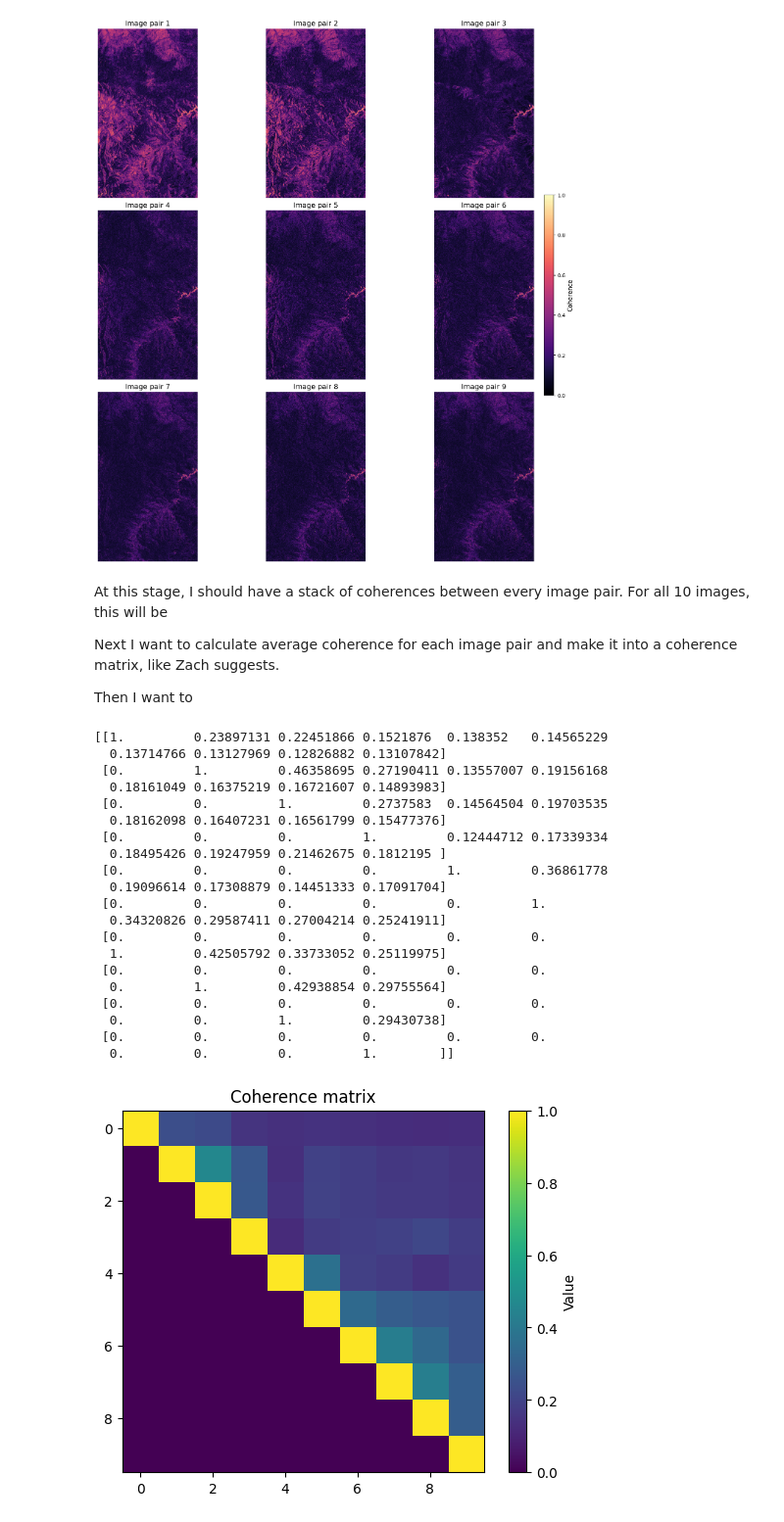
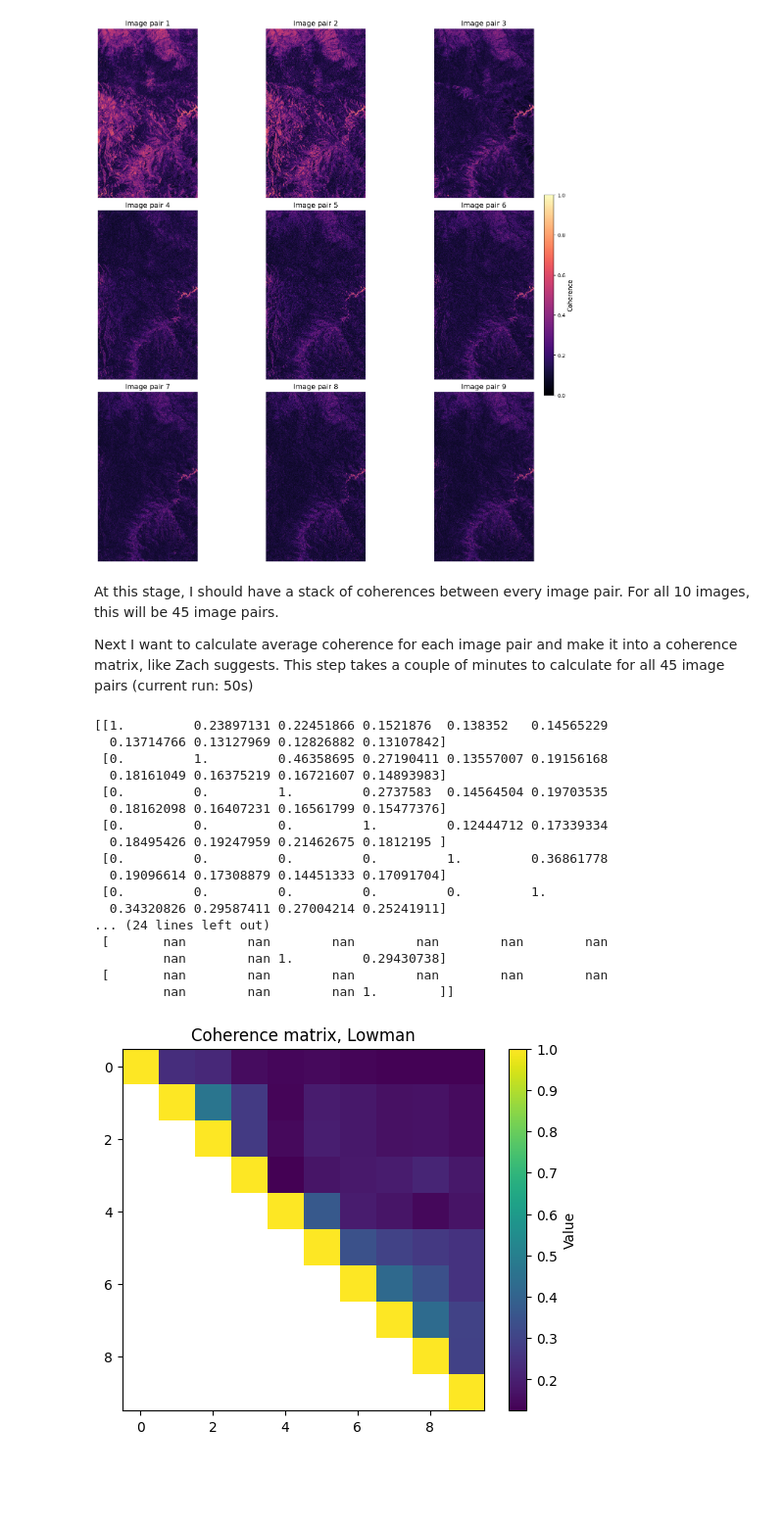
Before and after one commit to julober/snowex_uavsar_coherence, a Jupyter notebook: notebooks/lowman_coherence.ipynb, the cells around one changed output. Shown at 98% size. Saved outputs shown, nothing was run; the diff lists cells and outputs as text; code cells hidden in the pictures; blank space fills up the shorter version.

```diff
--- a/notebooks/lowman_coherence.ipynb
+++ b/notebooks/lowman_coherence.ipynb
@@ -124,11 +130,10 @@ plot_tifs_grid(c5[0:9, :, :], is_file=False)
 # %% [output]
 [figure]
 # %% [markdown]
-At this stage, I should have a stack of coherences between every image pair. For all 10 images, this will be
+At this stage, I should have a stack of coherences between every image pair. For all 10 images, this will be 45 image pairs.
 
 Next I want to calculate average coherence for each image pair and make it into a coherence matrix, like Zach suggests.
-
-Then I want to
+This step takes a couple of minutes to calculate for all 45 image pairs (current run: 50s)
 # %%
 avgs = np.zeros([10, 10])
 counter = 0
@@ -141,6 +146,8 @@ for i in range(len(stack5)) :
         counter += 1
 # %%
 print(avgs)
+avgs_nan = np.where(avgs == 0, np.nan, avgs)
+print(avgs_nan)
 # %% [output]
 [[1.         0.23897131 0.22451866 0.1521876  0.138352   0.14565229
   0.13714766 0.13127969 0.12826882 0.13107842]
@@ -154,20 +161,17 @@ print(avgs)
   0.19096614 0.17308879 0.14451333 0.17091704]
  [0.         0.         0.         0.         0.         1.
   0.34320826 0.29587411 0.27004214 0.25241911]
- [0.         0.         0.         0.         0.         0.
-  1.         0.42505792 0.33733052 0.25119975]
- [0.         0.         0.         0.         0.         0.
-  0.         1.         0.42938854 0.29755564]
- [0.         0.         0.         0.         0.         0.
-  0.         0.         1.         0.29430738]
- [0.         0.         0.         0.         0.         0.
-  0.         0.         0.         1.        ]]
+... (24 lines left out)
+ [       nan        nan        nan        nan        nan        nan
+         nan        nan 1.         0.29430738]
+ [       nan        nan        nan        nan        nan        nan
+         nan        nan        nan 1.        ]]
 # %%
-plt.imshow(avgs, cmap='viridis', origin='lower')
+plt.imshow(avgs_nan, cmap='viridis', origin='lower')
 plt.colorbar(label='Value')
-plt.title('Coherence matrix')
+plt.title('Coherence matrix, Lowman')
 plt.gca().invert_yaxis()
 # plt.grid(True, color='white', linewidth=0.5)
 plt.show()
 # %% [output]
-[figure, old version]
+[figure, new version]
```
Also changed, not shown: parts of 11 cells of this notebook, 2 other files.
